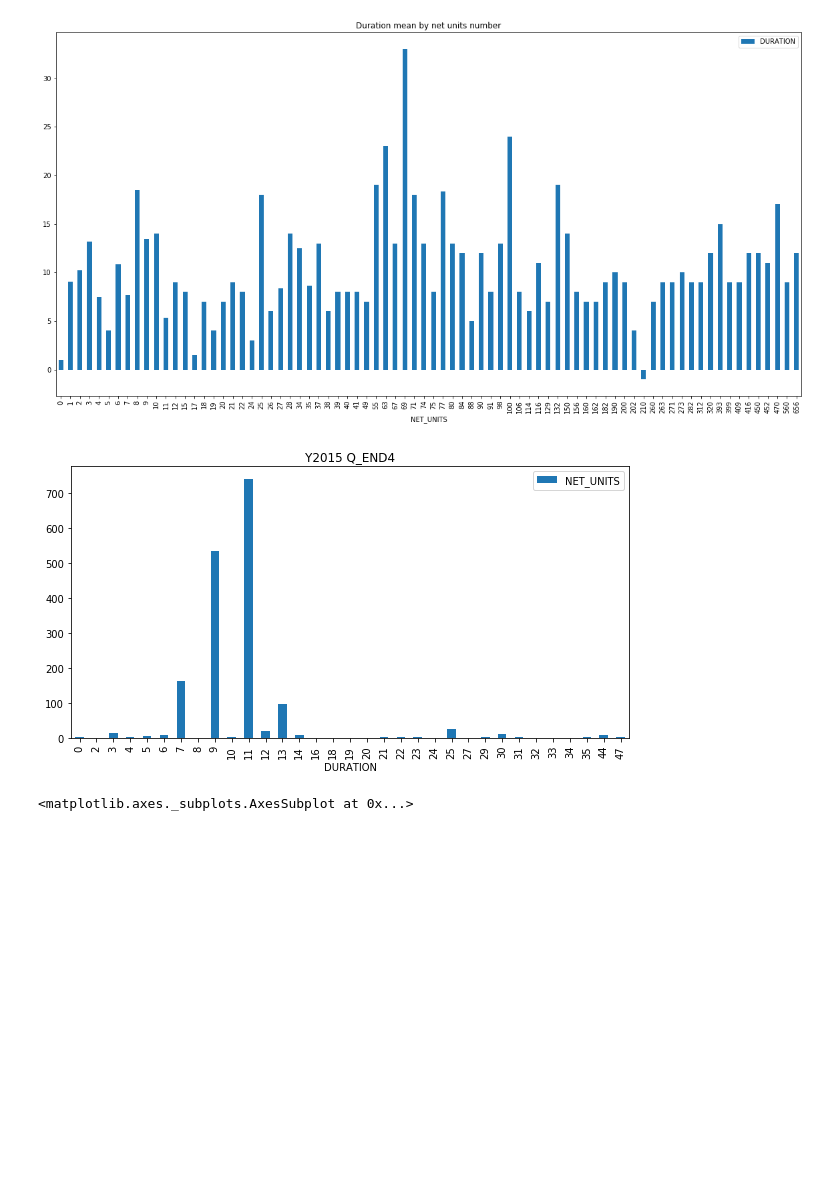
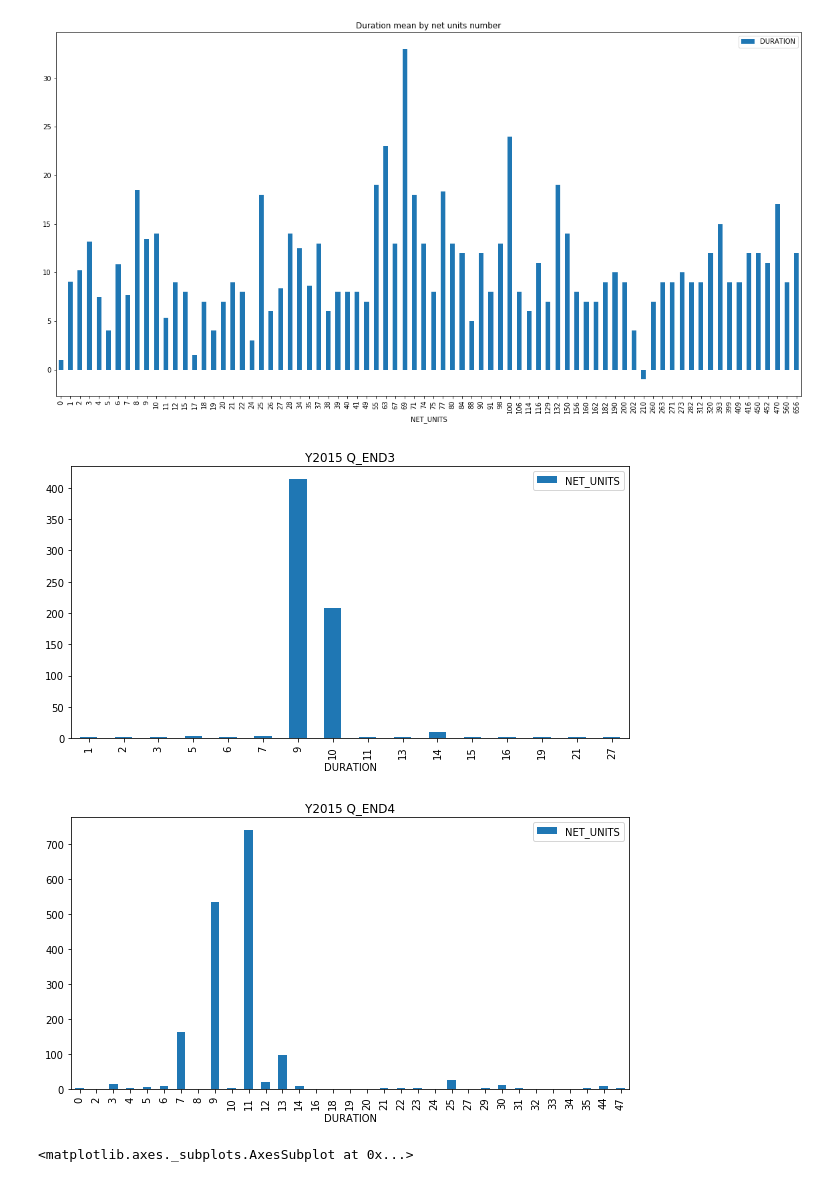
Before and after one commit to openland/statecraft-projects, a Jupyter notebook: housing_pipeline.ipynb, the cells around one changed output. Cells and saved outputs as stored; diff of their text form; code cells hidden in the pictures; blank space fills up the shorter version.

```diff
--- a/housing_pipeline.ipynb
+++ b/housing_pipeline.ipynb
@@ -21,9 +20,7 @@ IPython.OutputArea.prototype._should_scroll = function(lines) {
 # %% [output]
 [interactive output not drawn]
 # %%
-columns = ['PERMIT_ID', 'UNITS', 'NET_UNITS', 'BESTSTAT', 'BESTDATE', 'YEAR', 'QUARTER', 'NAMEADDR']
-# AFF_UNITS, NET_AFF_UNITS, NAMEADDR, APN
-distinct_columns = ['PERMIT_ID']
+columns = ['PERMIT_ID', 'UNITS', 'NET_UNITS', 'BESTSTAT', 'YEAR', 'QUARTER', 'NAMEADDR']
 
 def loadData():
     file_name = "data_complete/PipelineCleaned_"
@@ -52,14 +49,8 @@ def loadPermits():
 permits = loadPermits()
 
 df = loadData()
-#print(df.head())
 df = df[columns]
-df["BESTSTAT"] = df["BESTSTAT"].str.upper()
-df["BESTSTAT"][(df["BESTSTAT"] == "BP APPROVED") | (df["BESTSTAT"] == "PL APPROVED")] = "APPROVED"
-df["BESTSTAT"][(df["BESTSTAT"] == "BP FILED") | (df["BESTSTAT"] == "PL FILED")] = "FILED"
 df = df[df["BESTSTAT"] == "CONSTRUCTION"]
 df.drop(["BESTSTAT"], inplace=True, axis=1)
-df['BESTDATE'] = pd.to_datetime(df['BESTDATE'], errors='coerce') # format='%m/%d/%Y',
 df.head()
-#df.groupby("BESTSTAT").count()
 # %% [output]
@@ -72,19 +63,12 @@ df.head()
 # %%
-#df[(df["BESTSTAT"] == "CONSTRUCTION") & (df["YEAR"] == 2014)].sort_values(by=['NET_UNITS'], ascending=False)
-#construction_start = df.sort(['BESTDATE', 'YEAR', 'QUARTER']).drop_duplicates(subset=distinct_columns, keep="first")
-construction_start = df.sort_values(['YEAR', 'QUARTER']).drop_duplicates(subset=distinct_columns, keep="first")
-#construction_start.rename(columns = {'BESTDATE':'STARTDATE'}, inplace = True)
-
-construction_end = df.sort_values(['YEAR', 'QUARTER']).drop_duplicates(subset=distinct_columns, keep="last")
-#construction_end.rename(columns = {'BESTDATE':'ENDDATE'}, inplace = True)
+# keep only first and last entry for each building
+construction_start = df.sort_values(['YEAR', 'QUARTER']).drop_duplicates(subset=['PERMIT_ID'], keep="first")
+construction_end = df.sort_values(['YEAR', 'QUARTER']).drop_duplicates(subset=['PERMIT_ID'], keep="last")
 
 data = pd.merge(construction_start[['PERMIT_ID', 'YEAR', 'QUARTER']], construction_end,
                 how='inner', on=['PERMIT_ID'], left_on=None, right_on=None, suffixes=('_START', '_END'))
-# not applicable as BESTDATE seems not to be updated
-#data['DURATION'] = (data['ENDDATE'] - data['STARTDATE']) / np.timedelta64(1, 'D')
 
 data = data[~data.duplicated('PERMIT_ID')]
-
 data = data.set_index('PERMIT_ID')
 
 print(len(data))
@@ -94,6 +78,7 @@ print(len(data))
 data['PERMIT_DATE_YEAR'] = pd.DatetimeIndex(data['PERMIT_DATE']).year
 data['PERMIT_DATE_QUARTER'] = pd.DatetimeIndex(data['PERMIT_DATE']).quarter
 
+# Duration = last 'construction' entry year/quarter - permit issue year/quarter in quarters
 data['DURATION'] = (data['YEAR_END'] - data['PERMIT_DATE_YEAR']) * 4 + data['QUARTER_END'] - data['PERMIT_DATE_QUARTER'] + 1
 data = data[['UNITS', 'NET_UNITS', 'YEAR_END', 'QUARTER_END', 'NAMEADDR',# , 'PERMIT_DATE', 'YEAR_START', 'QUARTER_START'
              'PERMIT_DATE_YEAR', 'PERMIT_DATE_QUARTER', 'DURATION']]#, 'PERMIT_STATUS', 'PERMIT_STATUS_DATE']]
@@ -128,15 +113,16 @@ grouped.plot(y = 'DURATION', kind = "bar", figsize=(20,10), title = "Duration me
 # %%
 def plot_duration(year, quarter_end):
     d1 = complete[(complete['YEAR_END'] == year) & (complete['QUARTER_END'] == quarter_end)]
     grouped = d1.sort_values(['NET_UNITS']).groupby(['DURATION']).sum()
     grouped.plot(y = 'NET_UNITS', kind = "bar", figsize=(10,5), title = "Y" + str(year) + " Q_END" + str(quarter_end))
 
 #plot_duration(2015, 1)
 #plot_duration(2015, 2)
-#plot_duration(2015, 3)
+plot_duration(2015, 3)
 plot_duration(2015, 4)
 # %% [output]
-[figure, old version]
+[figure, new version]
+[figure, added]
 # %%
 grouped = complete.sort_values(['NET_UNITS']).groupby(['DURATION']).sum()
 grouped.plot(y = 'NET_UNITS', kind = "bar", figsize=(20,10), title="Total units by construction duration")
```
Also changed, not shown: parts of 12 cells of this notebook, 1 other file.
